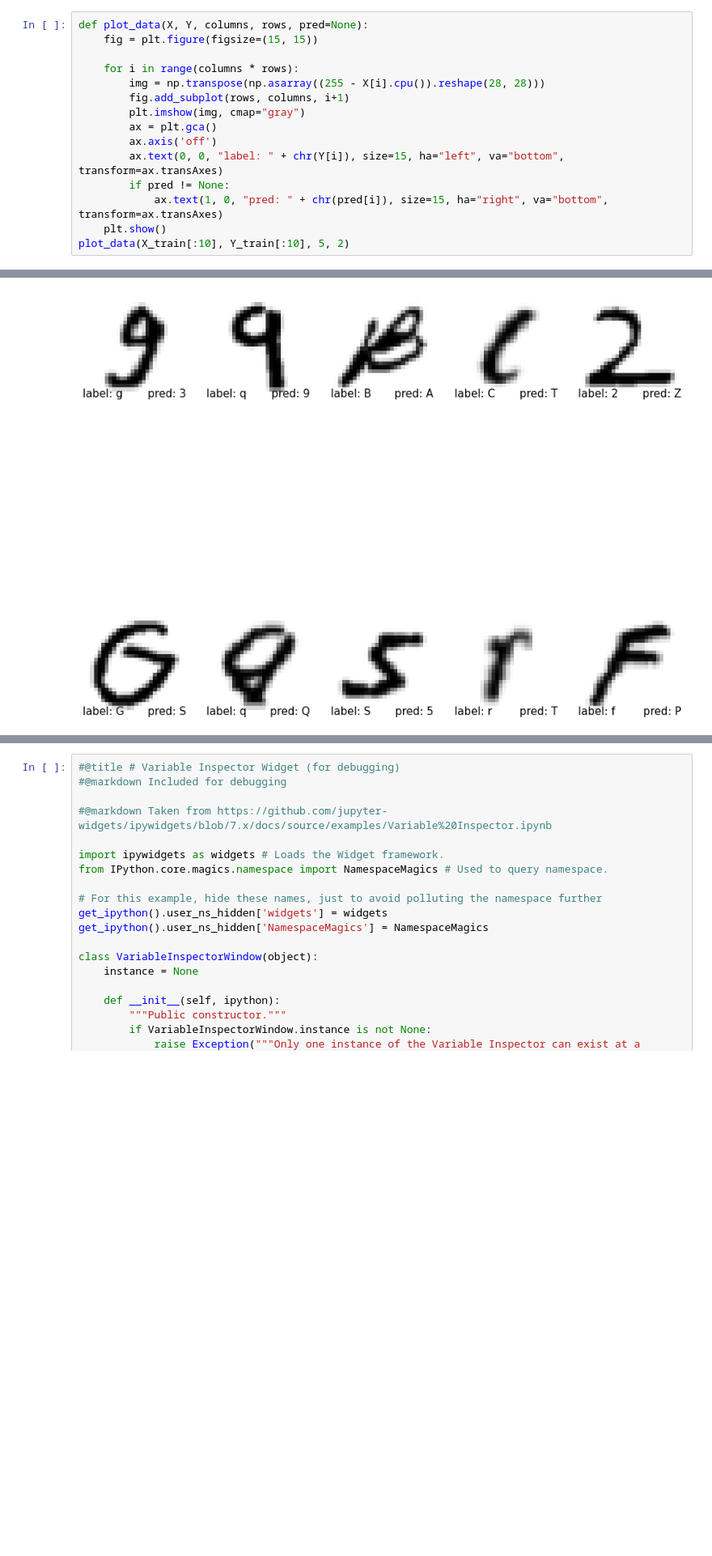
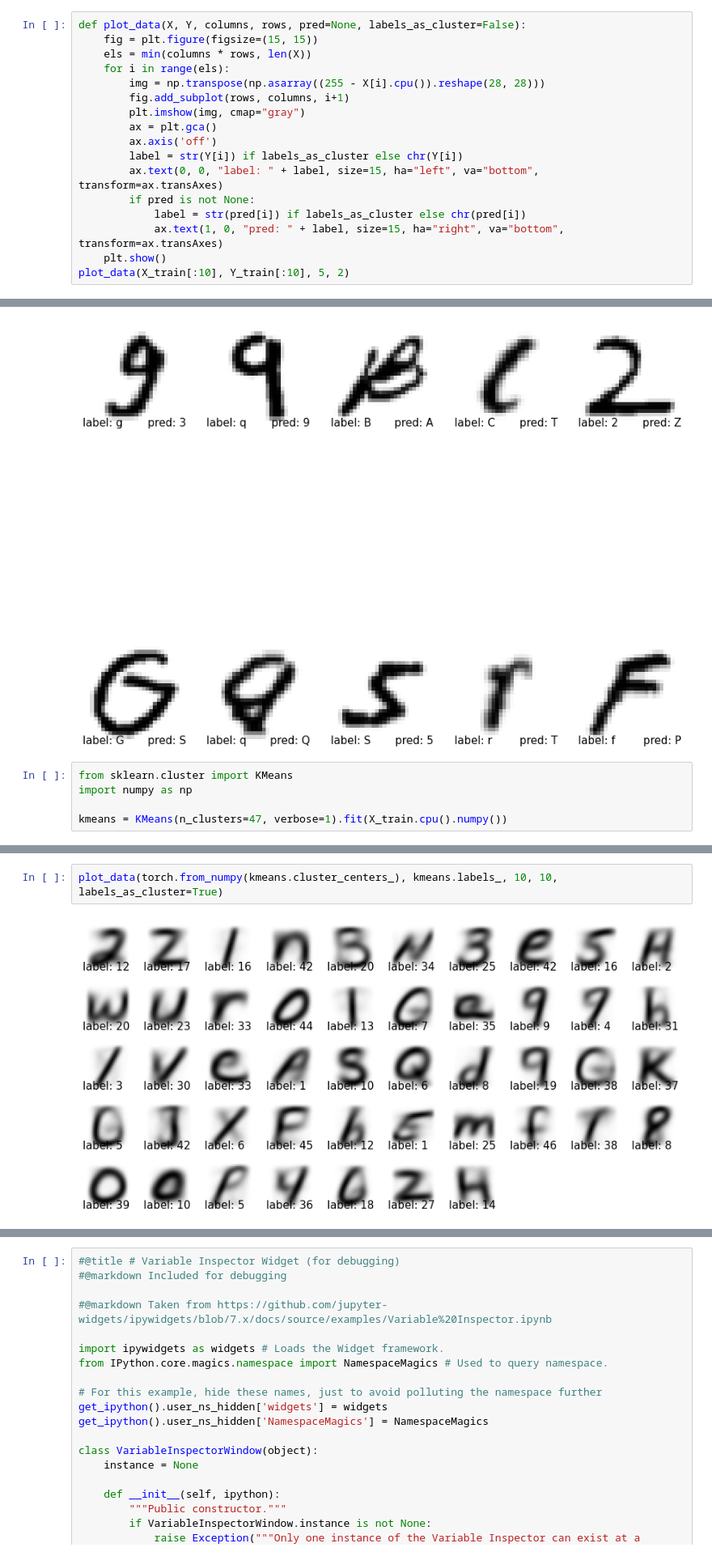
Before and after one commit to Fethbita/TalTech_ITI8730_Data_Mining_Final_Project, a Jupyter notebook: Final_Project_with_CUDA.ipynb, the cells around one changed output, grey strips where cells are left out. Shown at 81% size. Cells and saved outputs as stored; diff of their text form; blank space fills up the shorter version.

```diff
--- a/Final_Project_with_CUDA.ipynb
+++ b/Final_Project_with_CUDA.ipynb
@@ -58,18 +58,20 @@ print(X_test.shape)
 torch.Size([112800, 784])
 torch.Size([18800, 784])
 # %%
-def plot_data(X, Y, columns, rows, pred=None):
+def plot_data(X, Y, columns, rows, pred=None, labels_as_cluster=False):
     fig = plt.figure(figsize=(15, 15))
-
-    for i in range(columns * rows):
+    els = min(columns * rows, len(X))
+    for i in range(els):
         img = np.transpose(np.asarray((255 - X[i].cpu()).reshape(28, 28)))
         fig.add_subplot(rows, columns, i+1)
         plt.imshow(img, cmap="gray")
         ax = plt.gca()
         ax.axis('off')
-        ax.text(0, 0, "label: " + chr(Y[i]), size=15, ha="left", va="bottom", transform=ax.transAxes)
-        if pred != None:
-            ax.text(1, 0, "pred: " + chr(pred[i]), size=15, ha="right", va="bottom", transform=ax.transAxes)
+        label = str(Y[i]) if labels_as_cluster else chr(Y[i])
+        ax.text(0, 0, "label: " + label, size=15, ha="left", va="bottom", transform=ax.transAxes)
+        if pred is not None:
+            label = str(pred[i]) if labels_as_cluster else chr(pred[i])
+            ax.text(1, 0, "pred: " + label, size=15, ha="right", va="bottom", transform=ax.transAxes)
     plt.show()
 plot_data(X_train[:10], Y_train[:10], 5, 2)
 # %% [output]
@@ -214,3 +216,8 @@ With 11556 correct guesses out of 18800, 61.47%, 47 classes
 
 Some wrong classified examples:
 [figure]
+# %%
+from sklearn.cluster import KMeans
+import numpy as np
+
+kmeans = KMeans(n_clusters=47, verbose=1).fit(X_train.cpu().numpy())
@@ -216,0 +249,4 @@ Some wrong classified examples:
+# %%
+plot_data(torch.from_numpy(kmeans.cluster_centers_), kmeans.labels_, 10, 10, labels_as_cluster=True)
+# %% [output]
+[figure, added]
```
Also changed, not shown: parts of 4 cells of this notebook.
